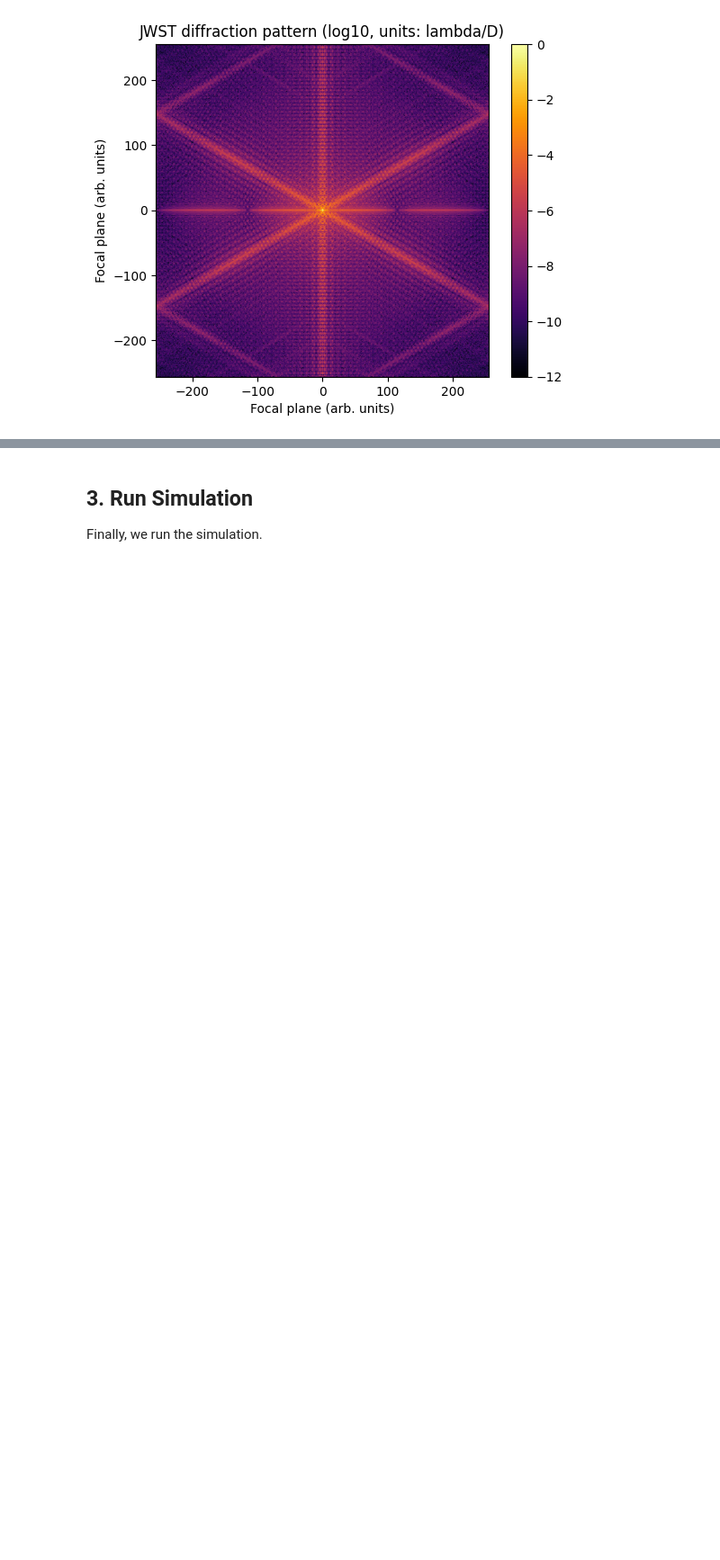
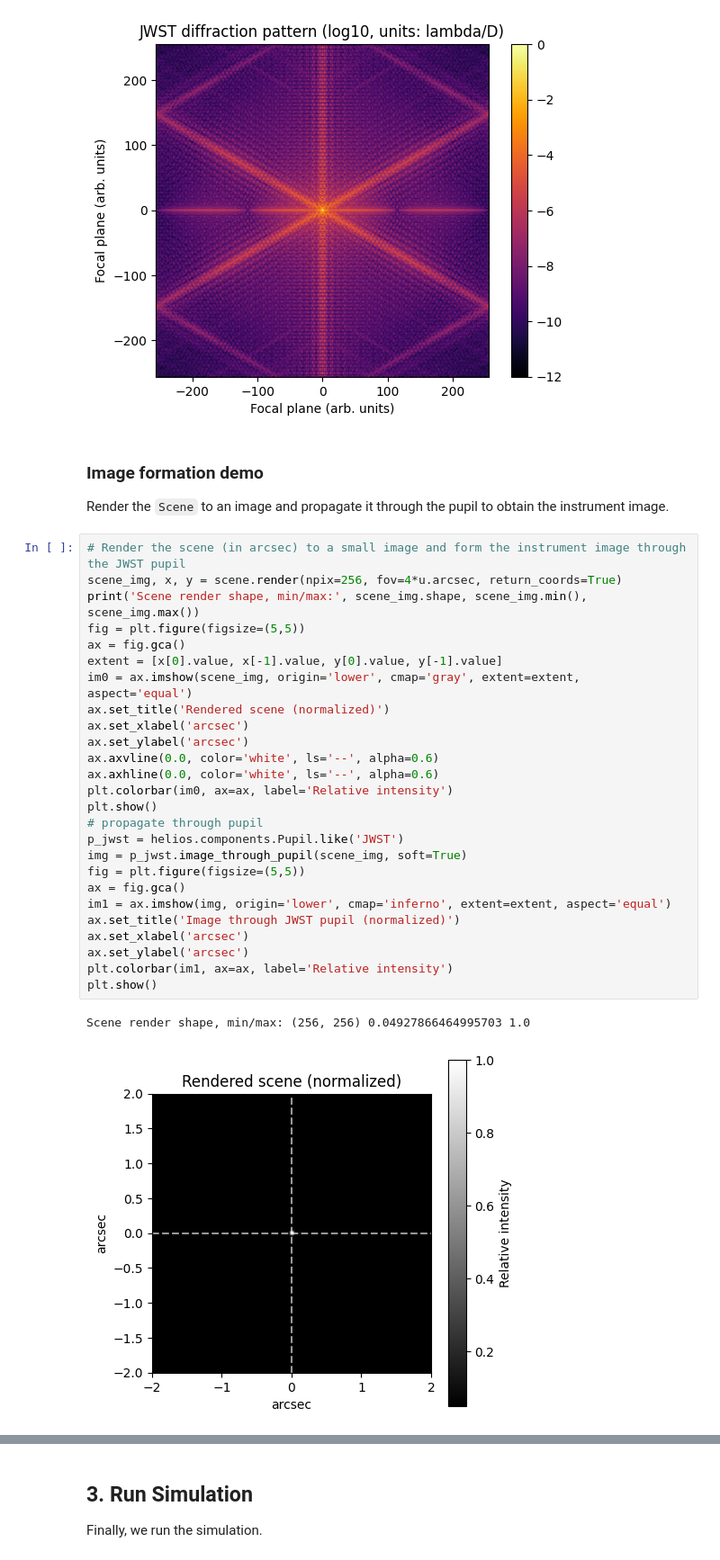
Before and after one commit to VForiel/HELIOS, a Jupyter notebook: examples/demo.ipynb, the cells around one changed output, grey strips where cells are left out. Shown at 90% size. Saved outputs shown, nothing was run; the diff lists cells and outputs as text; blank space fills up the shorter version.

```diff
--- a/examples/demo.ipynb
+++ b/examples/demo.ipynb
@@ -97,3 +97,35 @@ ax.set_title('JWST diffraction pattern (log10, units: lambda/D)')
 plt.show()
 # %% [output]
 [figure]
+# %% [markdown]
+### Image formation demo
+Render the `Scene` to an image and propagate it through the pupil to obtain the instrument image.
+# %%
+# Render the scene (in arcsec) to a small image and form the instrument image through the JWST pupil
+scene_img, x, y = scene.render(npix=256, fov=4*u.arcsec, return_coords=True)
+print('Scene render shape, min/max:', scene_img.shape, scene_img.min(), scene_img.max())
+fig = plt.figure(figsize=(5,5))
+ax = fig.gca()
+extent = [x[0].value, x[-1].value, y[0].value, y[-1].value]
+im0 = ax.imshow(scene_img, origin='lower', cmap='gray', extent=extent, aspect='equal')
+ax.set_title('Rendered scene (normalized)')
+ax.set_xlabel('arcsec')
+ax.set_ylabel('arcsec')
+ax.axvline(0.0, color='white', ls='--', alpha=0.6)
+ax.axhline(0.0, color='white', ls='--', alpha=0.6)
+plt.colorbar(im0, ax=ax, label='Relative intensity')
+plt.show()
+# propagate through pupil
+p_jwst = helios.components.Pupil.like('JWST')
+img = p_jwst.image_through_pupil(scene_img, soft=True)
+fig = plt.figure(figsize=(5,5))
+ax = fig.gca()
+im1 = ax.imshow(img, origin='lower', cmap='inferno', extent=extent, aspect='equal')
+ax.set_title('Image through JWST pupil (normalized)')
+ax.set_xlabel('arcsec')
+ax.set_ylabel('arcsec')
+plt.colorbar(im1, ax=ax, label='Relative intensity')
+plt.show()
+# %% [output]
+Scene render shape, min/max: (256, 256) 0.04927866464995703 1.0
+[figure, added]
```
Also changed, not shown: parts of 1 cell of this notebook, 5 other files.
